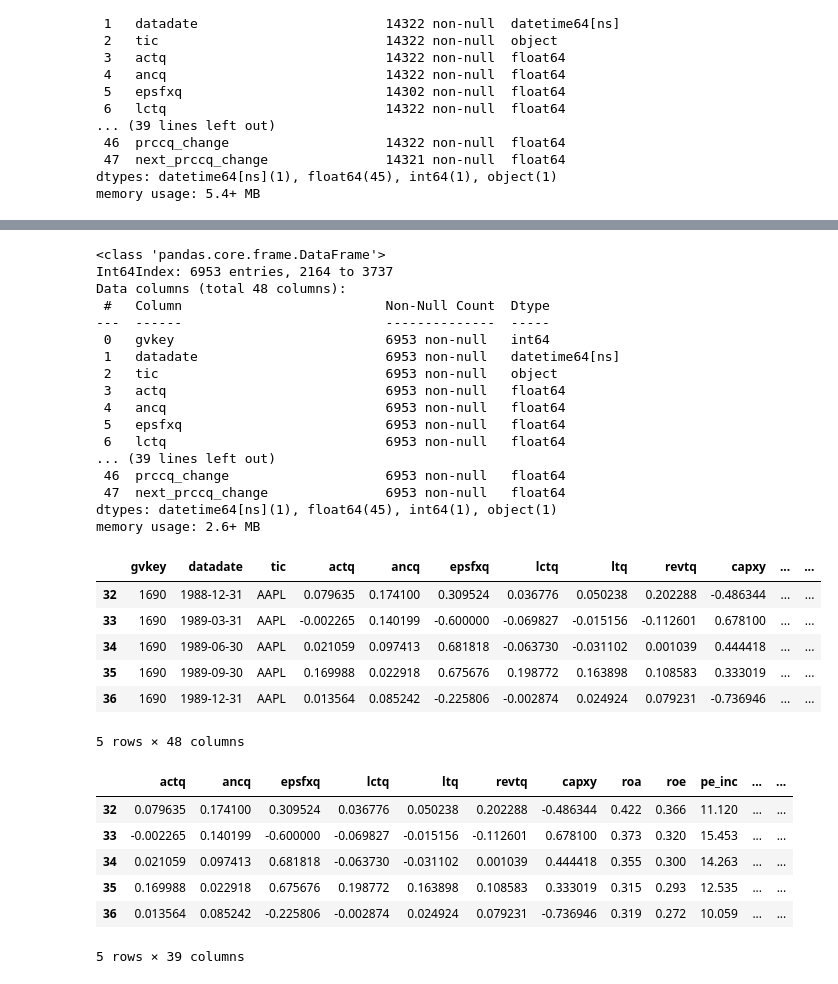
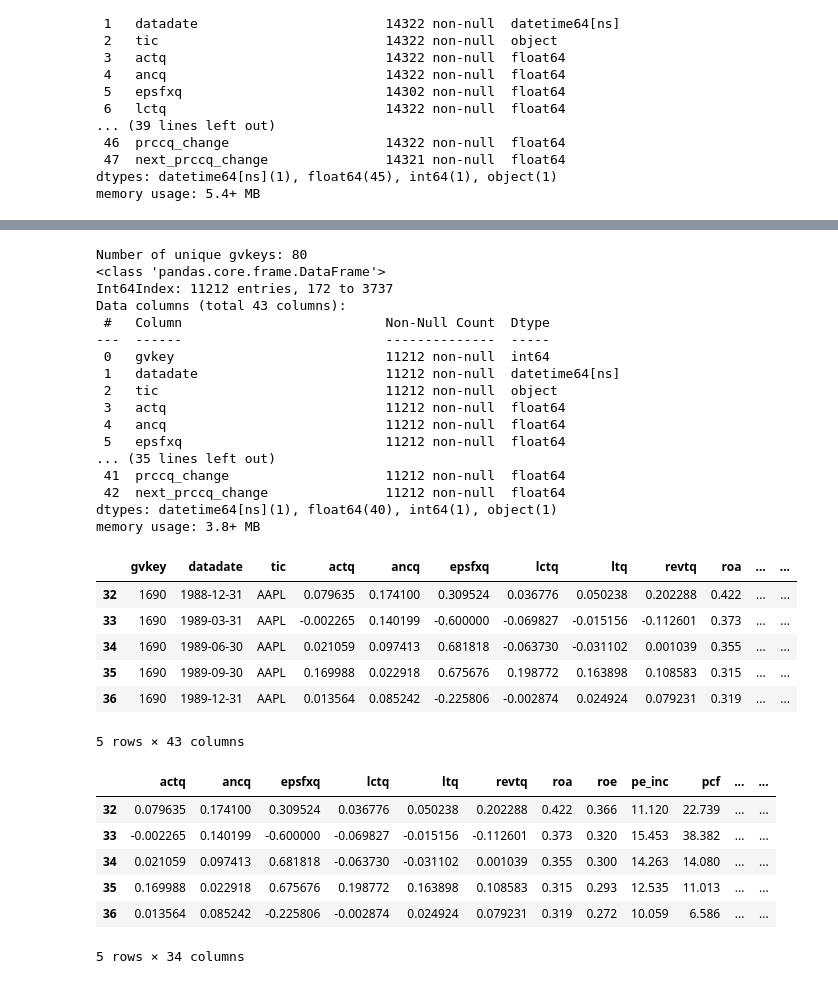
Before and after one commit to edocampione/4YP, a Jupyter notebook: models/technical classification copy.ipynb, the cells around one changed output, grey strips where cells are left out. Saved outputs shown, nothing was run; the diff lists cells and outputs as text; code cells hidden in the pictures.

```diff
--- a/models/technical classification copy.ipynb
+++ b/models/technical classification copy.ipynb
@@ -39,9 +39,7 @@ pio.templates.default = 'my_template'
 file_path = '/Users/edocampione/Desktop/Meng Engineering Science/4YP/scripts/dati_trattati.csv' # cleaned data
 df = pd.read_csv(file_path)
 df['datadate'] = pd.to_datetime(df['datadate'])
-
-# Replace inf and -inf with NaN
-#df.replace(['inf', '-inf', np.inf, -np.inf], np.nan, inplace=True)
+df['datadate'] = df['datadate'] + pd.offsets.QuarterEnd(0)
 
 df = df.dropna(subset=['relative_quarterly_return'])
 
@@ -64,3 +62,8 @@ Data columns (total 48 columns):
  47  next_prccq_change               14321 non-null  float64
 dtypes: datetime64[ns](1), float64(45), int64(1), object(1)
 memory usage: 5.4+ MB
+# %%
+drop_features = ['capxy', 'cfm', 'PEG_trailing', 'de_ratio', 'divyield']
+df = df.drop(drop_features, 1)
+df = df.dropna()
+df.info()
@@ -68,45 +105,49 @@ memory usage: 5.4+ MB
 df = df.dropna()
 df = df.sort_values(by=['datadate'])
 
-#df.to_csv('check_data.csv', index=False)  # Set index=False to exclude the index column
+unique_gvkeys = df['tic'].unique()
+
+# Print the result
+print(f"Number of unique gvkeys: {len(unique_gvkeys)}")
 
 df.info()
 # %% [output]
+Number of unique gvkeys: 80
 <class 'pandas.core.frame.DataFrame'>
-Int64Index: 6953 entries, 2164 to 3737
-Data columns (total 48 columns):
+Int64Index: 11212 entries, 172 to 3737
+Data columns (total 43 columns):
  #   Column                          Non-Null Count  Dtype
 ---  ------                          --------------  -----
- 0   gvkey                           6953 non-null   int64
- 1   datadate                        6953 non-null   datetime64[ns]
- 2   tic                             6953 non-null   object
- 3   actq                            6953 non-null   float64
- 4   ancq                            6953 non-null   float64
- 5   epsfxq                          6953 non-null   float64
- 6   lctq                            6953 non-null   float64
-... (39 lines left out)
- 46  prccq_change                    6953 non-null   float64
- 47  next_prccq_change               6953 non-null   float64
-dtypes: datetime64[ns](1), float64(45), int64(1), object(1)
-memory usage: 2.6+ MB
+ 0   gvkey                           11212 non-null  int64
+ 1   datadate                        11212 non-null  datetime64[ns]
+ 2   tic                             11212 non-null  object
+ 3   actq                            11212 non-null  float64
+ 4   ancq                            11212 non-null  float64
+ 5   epsfxq                          11212 non-null  float64
+... (35 lines left out)
+ 41  prccq_change                    11212 non-null  float64
+ 42  next_prccq_change               11212 non-null  float64
+dtypes: datetime64[ns](1), float64(40), int64(1), object(1)
+memory usage: 3.8+ MB
 # %%
 train_start_date = '1970-03-31'
 valid_start_date = '2010-03-31'
-test_start_date = '2012-03-31'
+test_start_date = '2013-03-31'
+end_date = '2025-03-31'
 
 train_df = df[(df['datadate'] >= train_start_date) & (df['datadate'] < valid_start_date)].sort_values(by=['tic', 'datadate'])
 valid_df = df[(df['datadate'] >= valid_start_date) & (df['datadate'] < test_start_date)].sort_values(by=['tic', 'datadate'])
-test_df = df[(df['datadate'] >= test_start_date)].sort_values(by=['tic', 'datadate'])
+test_df = df[(df['datadate'] >= test_start_date) & (df['datadate'] < end_date)].sort_values(by=['tic', 'datadate'])
 
 train_df.head()
 # %% [output]
-|  | gvkey | datadate | tic | actq | ancq | epsfxq | lctq | ltq | revtq | capxy | ... | ... |
-| 32 | 1690 | 1988-12-31 | AAPL | 0.079635 | 0.174100 | 0.309524 | 0.036776 | 0.050238 | 0.202288 | -0.486344 | ... | ... |
-| 33 | 1690 | 1989-03-31 | AAPL | -0.002265 | 0.140199 | -0.600000 | -0.069827 | -0.015156 | -0.112601 | 0.678100 | ... | ... |
-| 34 | 1690 | 1989-06-30 | AAPL | 0.021059 | 0.097413 | 0.681818 | -0.063730 | -0.031102 | 0.001039 | 0.444418 | ... | ... |
-| 35 | 1690 | 1989-09-30 | AAPL | 0.169988 | 0.022918 | 0.675676 | 0.198772 | 0.163898 | 0.108583 | 0.333019 | ... | ... |
-| 36 | 1690 | 1989-12-31 | AAPL | 0.013564 | 0.085242 | -0.225806 | -0.002874 | 0.024924 | 0.079231 | -0.736946 | ... | ... |
+|  | gvkey | datadate | tic | actq | ancq | epsfxq | lctq | ltq | revtq | roa | ... | ... |
+| 32 | 1690 | 1988-12-31 | AAPL | 0.079635 | 0.174100 | 0.309524 | 0.036776 | 0.050238 | 0.202288 | 0.422 | ... | ... |
+| 33 | 1690 | 1989-03-31 | AAPL | -0.002265 | 0.140199 | -0.600000 | -0.069827 | -0.015156 | -0.112601 | 0.373 | ... | ... |
+| 34 | 1690 | 1989-06-30 | AAPL | 0.021059 | 0.097413 | 0.681818 | -0.063730 | -0.031102 | 0.001039 | 0.355 | ... | ... |
+| 35 | 1690 | 1989-09-30 | AAPL | 0.169988 | 0.022918 | 0.675676 | 0.198772 | 0.163898 | 0.108583 | 0.315 | ... | ... |
+| 36 | 1690 | 1989-12-31 | AAPL | 0.013564 | 0.085242 | -0.225806 | -0.002874 | 0.024924 | 0.079231 | 0.319 | ... | ... |
-5 rows × 48 columns
+5 rows × 43 columns
 # %%
 results = test_df[['datadate', 'tic', 'next_prccq_change', 'next_relative_quarterly_return']].copy()
 
@@ -118,13 +159,13 @@ test_df  = test_df.drop(drop_cols, 1)
 
 train_df.head()
 # %% [output]
-|  | actq | ancq | epsfxq | lctq | ltq | revtq | capxy | roa | roe | pe_inc | ... | ... |
-| 32 | 0.079635 | 0.174100 | 0.309524 | 0.036776 | 0.050238 | 0.202288 | -0.486344 | 0.422 | 0.366 | 11.120 | ... | ... |
-| 33 | -0.002265 | 0.140199 | -0.600000 | -0.069827 | -0.015156 | -0.112601 | 0.678100 | 0.373 | 0.320 | 15.453 | ... | ... |
-| 34 | 0.021059 | 0.097413 | 0.681818 | -0.063730 | -0.031102 | 0.001039 | 0.444418 | 0.355 | 0.300 | 14.263 | ... | ... |
-| 35 | 0.169988 | 0.022918 | 0.675676 | 0.198772 | 0.163898 | 0.108583 | 0.333019 | 0.315 | 0.293 | 12.535 | ... | ... |
-| 36 | 0.013564 | 0.085242 | -0.225806 | -0.002874 | 0.024924 | 0.079231 | -0.736946 | 0.319 | 0.272 | 10.059 | ... | ... |
+|  | actq | ancq | epsfxq | lctq | ltq | revtq | roa | roe | pe_inc | pcf | ... | ... |
+| 32 | 0.079635 | 0.174100 | 0.309524 | 0.036776 | 0.050238 | 0.202288 | 0.422 | 0.366 | 11.120 | 22.739 | ... | ... |
+| 33 | -0.002265 | 0.140199 | -0.600000 | -0.069827 | -0.015156 | -0.112601 | 0.373 | 0.320 | 15.453 | 38.382 | ... | ... |
+| 34 | 0.021059 | 0.097413 | 0.681818 | -0.063730 | -0.031102 | 0.001039 | 0.355 | 0.300 | 14.263 | 14.080 | ... | ... |
+| 35 | 0.169988 | 0.022918 | 0.675676 | 0.198772 | 0.163898 | 0.108583 | 0.315 | 0.293 | 12.535 | 11.013 | ... | ... |
+| 36 | 0.013564 | 0.085242 | -0.225806 | -0.002874 | 0.024924 | 0.079231 | 0.319 | 0.272 | 10.059 | 6.586 | ... | ... |
-5 rows × 39 columns
+5 rows × 34 columns
 # %%
 y_train = train_df['next_relative_quarterly_return'].copy()
 X_train = train_df.drop(['next_relative_quarterly_return',], 1)
```
Also changed, not shown: parts of 11 cells of this notebook.
